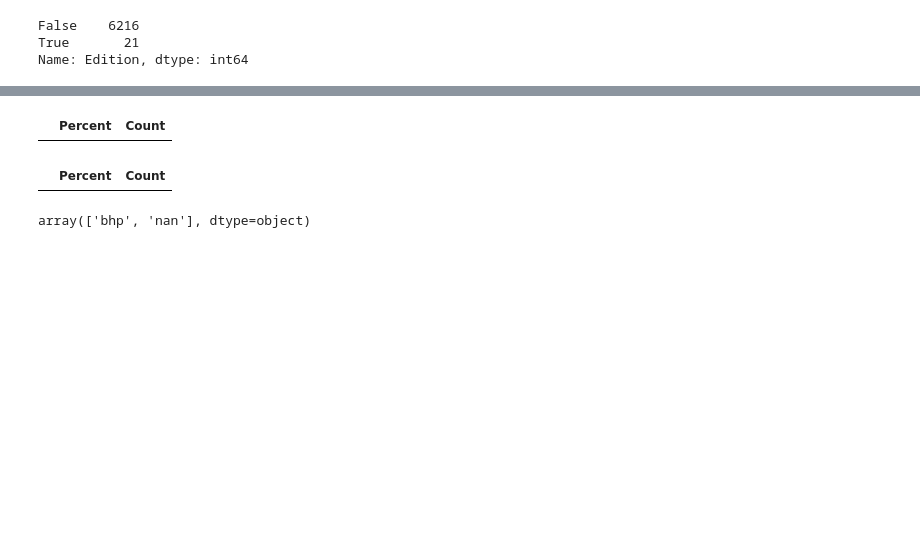
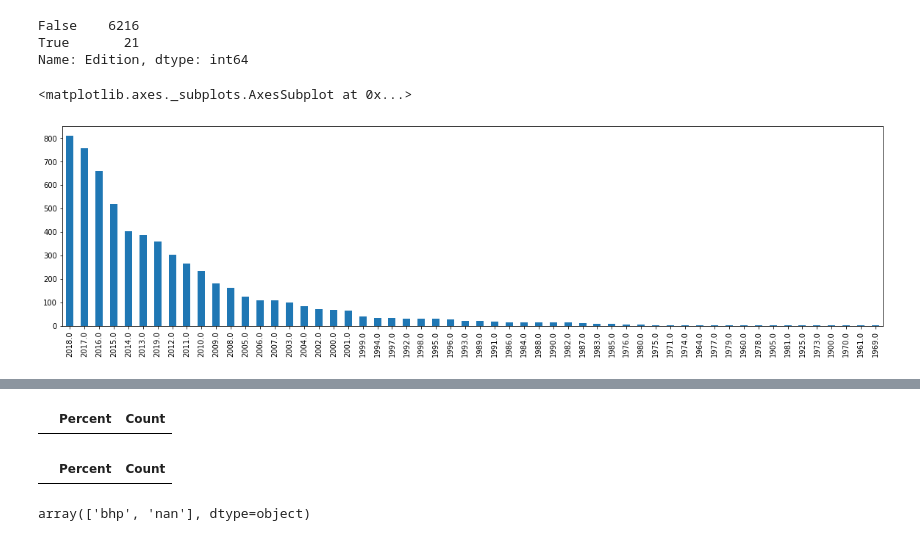
Before and after one commit to gautamnaik1994/Book-Price-Prediction, a Jupyter notebook: main.ipynb, the cells around one changed output, grey strips where cells are left out. Drawn from its saved outputs; the diff is of its cells as text; code cells hidden in the pictures; blank space fills up the shorter version.

```diff
--- a/main.ipynb
+++ b/main.ipynb
@@ -121,3 +123,25 @@ pd.DataFrame(tmp)["Edition"].str.isalpha().value_counts()
 False    6216
 True       21
 Name: Edition, dtype: int64
+# %%
+import re
+
+def extract_date(data):
+    match=re.search(r'\d{4}',data)
+    if match:
+        return pd.to_numeric(match.group())
+    else:
+        return np.nan
+
+# print(extract_date("Mass Market Paperback,– 1 Oct"))
+# %%
+df_train["Year"]=df_train["Edition"].apply(lambda x :extract_date(x))
+df_test["Year"]=df_test["Edition"].apply(lambda x :extract_date(x))
+# %%
+figsize(20,5)
+df_train["Year"].value_counts().plot(kind="bar")
+# tmp2=tmp2.groupby("Edition").count()
+# sns.barplot(x=tmp2["Edition"].unique,y="Edition",data=tmp2)
+# %% [output]
+<matplotlib.axes._subplots.AxesSubplot at 0x...>
+[figure, added]
```
Also changed, not shown: parts of 9 cells of this notebook.
